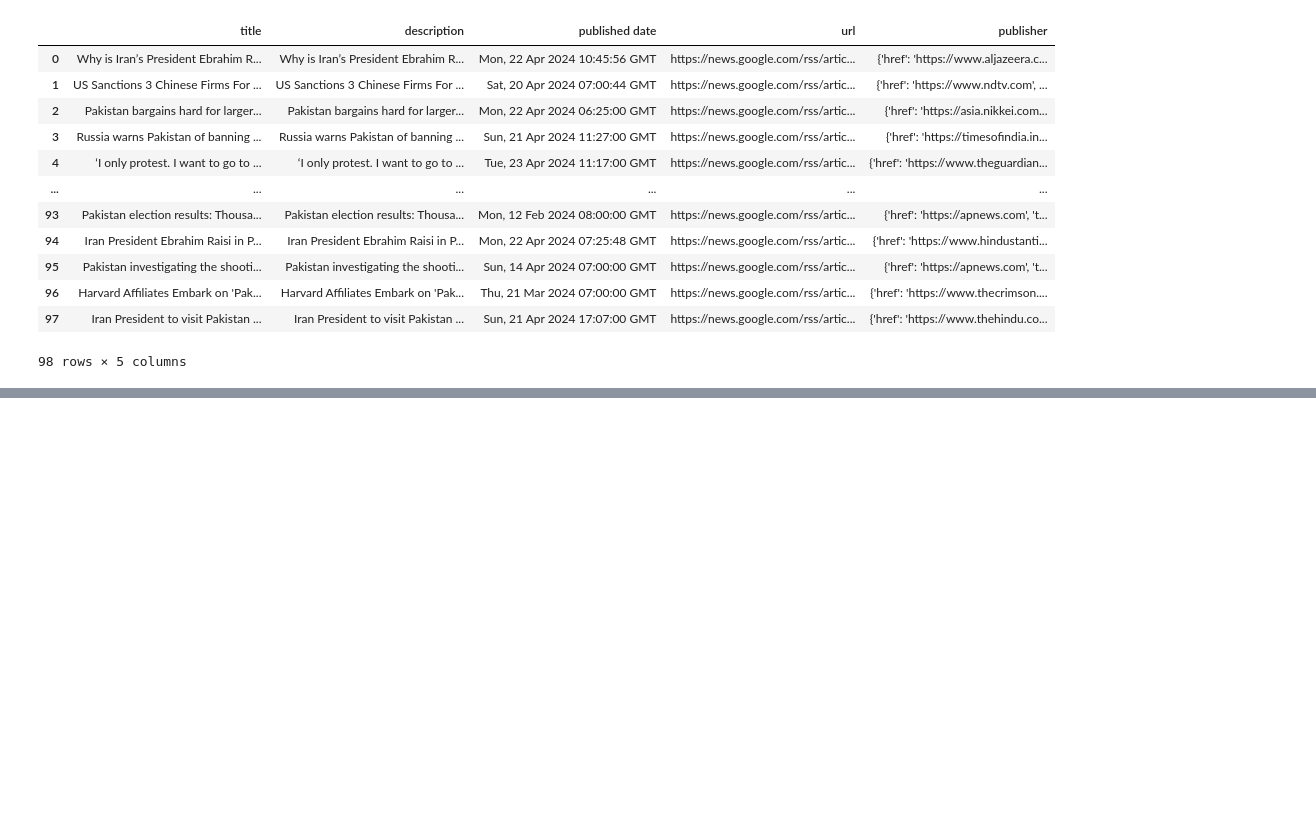
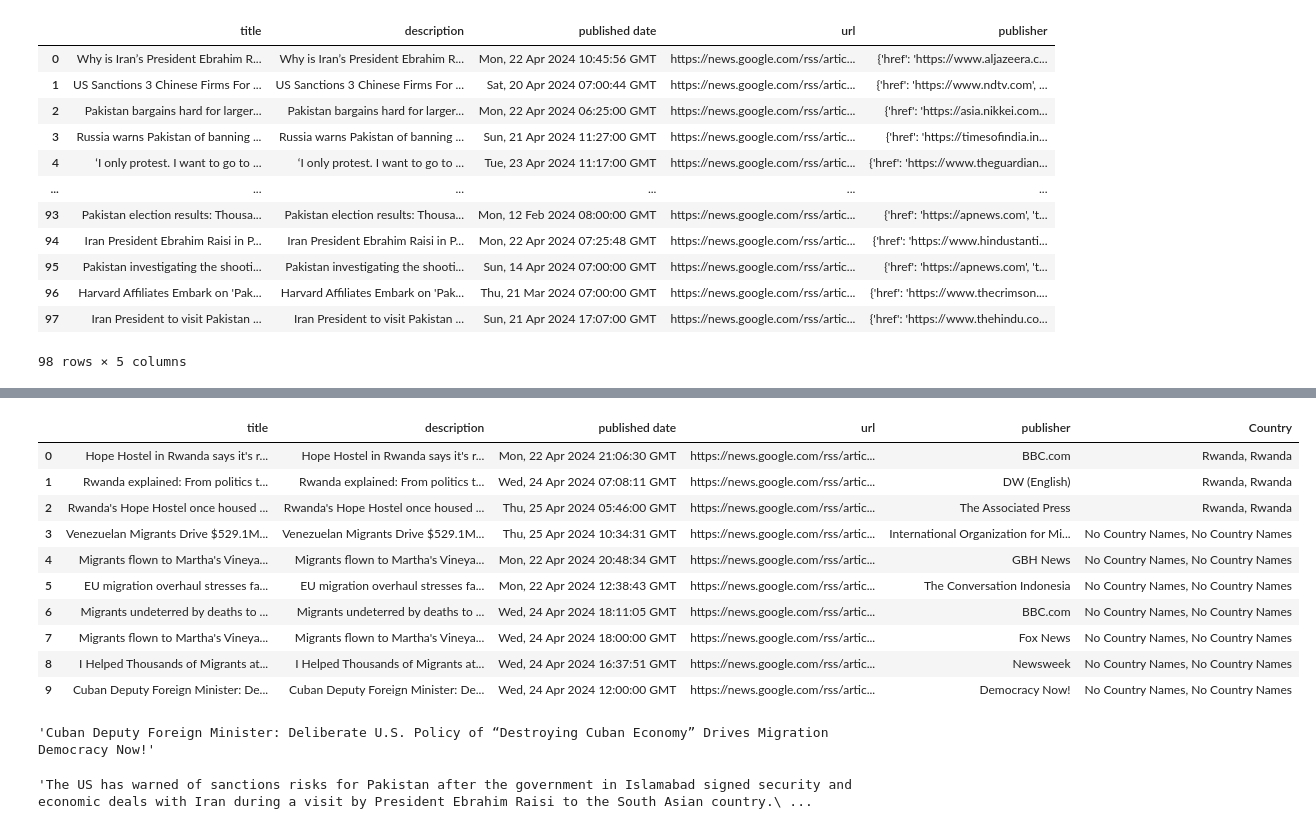
Before and after one commit to Otomisin/c-practise, a Jupyter notebook: WebScraping/freeCodeCamp.ipynb, the cells around one changed output, grey strips where cells are left out. Drawn from its saved outputs; the diff is of its cells as text; code cells hidden in the pictures; blank space fills up the shorter version.

```diff
--- a/WebScraping/freeCodeCamp.ipynb
+++ b/WebScraping/freeCodeCamp.ipynb
@@ -1257,0 +1260,24 @@ df
+# %%
+# pip install gnews
+# pip3 install newspaper3k
+
+from gnews import GNews
+import pandas as pd
+import re
+
+# Pass proxies for
+# google_news = GNews(language='en', country='US', period='7d', start_date=None, end_date=None, max_results=10, exclude_websites=['yahoo.com', 'cnn.com'],proxy=proxy)
+
+google_news = GNews(language='en', max_results=10)
+
+migration_news = google_news.get_news('Migration')
+# print(migration_news[0])
+
+# Display in DataFrame
+df = pd.DataFrame(migration_news)
+
+# Extract just the 'title' value from the 'publisher' column
+df['publisher'] = df['publisher'].apply(lambda x: x['title'])
+
+# Display the DataFrame
+df
@@ -1257,0 +1369,40 @@ df
+# %%
+df_new = pd.DataFrame(df)
+
+# Function to extract country names or return "No Country Names"
+def extract_countries(text):
+    countries = []
+    # List of country names for demonstration purposes
+    country_names = ['Rwanda', 'Europe', 'US']
+    for country in country_names:
+        if re.search(r'\b{}\b'.format(country), text, re.IGNORECASE):
+            countries.append(country)
+    return ', '.join(set(countries)) if countries else 'No Country Names'
+
+# Apply the function to 'title' and 'description' columns
+df_new['Country'] = df_new['title'].apply(extract_countries) + ', ' + df_new['description'].apply(extract_countries)
+
+# Display the DataFrame
+df_new
+# %% [output]
+|  | title | description | published date | url | publisher | Country |
+| 0 | Hope Hostel in Rwanda says it's r... | Hope Hostel in Rwanda says it's r... | Mon, 22 Apr 2024 21:06:30 GMT | https://news.google.com/rss/artic... | BBC.com | Rwanda, Rwanda |
+| 1 | Rwanda explained: From politics t... | Rwanda explained: From politics t... | Wed, 24 Apr 2024 07:08:11 GMT | https://news.google.com/rss/artic... | DW (English) | Rwanda, Rwanda |
+| 2 | Rwanda's Hope Hostel once housed ... | Rwanda's Hope Hostel once housed ... | Thu, 25 Apr 2024 05:46:00 GMT | https://news.google.com/rss/artic... | The Associated Press | Rwanda, Rwanda |
+| 3 | Venezuelan Migrants Drive $529.1M... | Venezuelan Migrants Drive $529.1M... | Thu, 25 Apr 2024 10:34:31 GMT | https://news.google.com/rss/artic... | International Organization for Mi... | No Country Names, No Country Names |
+| 4 | Migrants flown to Martha's Vineya... | Migrants flown to Martha's Vineya... | Mon, 22 Apr 2024 20:48:34 GMT | https://news.google.com/rss/artic... | GBH News | No Country Names, No Country Names |
+| 5 | EU migration overhaul stresses fa... | EU migration overhaul stresses fa... | Mon, 22 Apr 2024 12:38:43 GMT | https://news.google.com/rss/artic... | The Conversation Indonesia | No Country Names, No Country Names |
+| 6 | Migrants undeterred by deaths to ... | Migrants undeterred by deaths to ... | Wed, 24 Apr 2024 18:11:05 GMT | https://news.google.com/rss/artic... | BBC.com | No Country Names, No Country Names |
+| 7 | Migrants flown to Martha's Vineya... | Migrants flown to Martha's Vineya... | Wed, 24 Apr 2024 18:00:00 GMT | https://news.google.com/rss/artic... | Fox News | No Country Names, No Country Names |
+| 8 | I Helped Thousands of Migrants at... | I Helped Thousands of Migrants at... | Wed, 24 Apr 2024 16:37:51 GMT | https://news.google.com/rss/artic... | Newsweek | No Country Names, No Country Names |
+| 9 | Cuban Deputy Foreign Minister: De... | Cuban Deputy Foreign Minister: De... | Wed, 24 Apr 2024 12:00:00 GMT | https://news.google.com/rss/artic... | Democracy Now! | No Country Names, No Country Names |
+# %%
+# migration_news[6]['publisher']['title']
+
+migration_news[7]['description']
+
+# df.to_csv('migration_news.csv', index=False)
+
+# df.to_csv('migration_news.csv',index=False, encoding='utf-8-sig').encode('utf-8-sig')
+# %% [output]
+'Cuban Deputy Foreign Minister: Deliberate U.S. Policy of “Destroying Cuban Economy” Drives Migration  Democracy Now!'
@@ -1257,0 +1432,4 @@ df
+# %%
+article.
+# %% [output]
+'The US has warned of sanctions risks for Pakistan after the government in Islamabad signed security and economic deals with Iran during a visit by President Ebrahim Raisi to the South Asian country.\ ...
```
Also changed, not shown: parts of 7 cells of this notebook, 3 other files.
